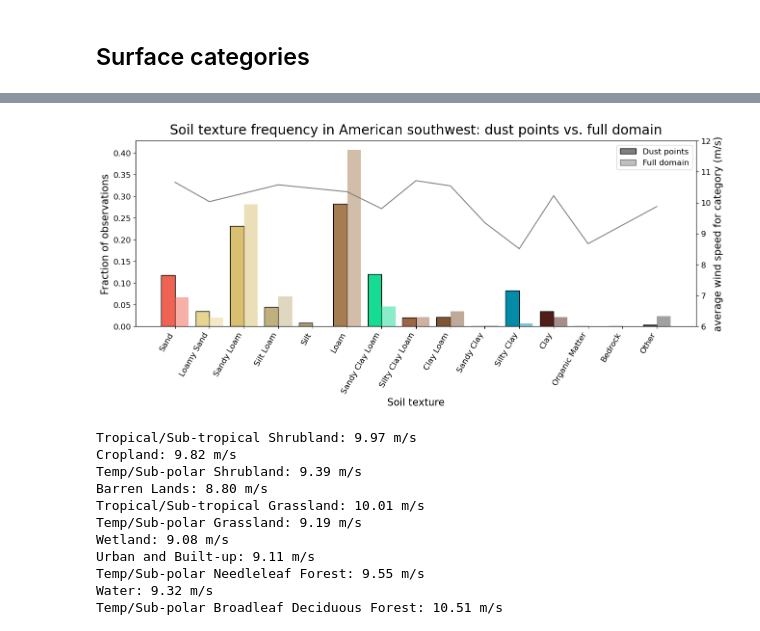
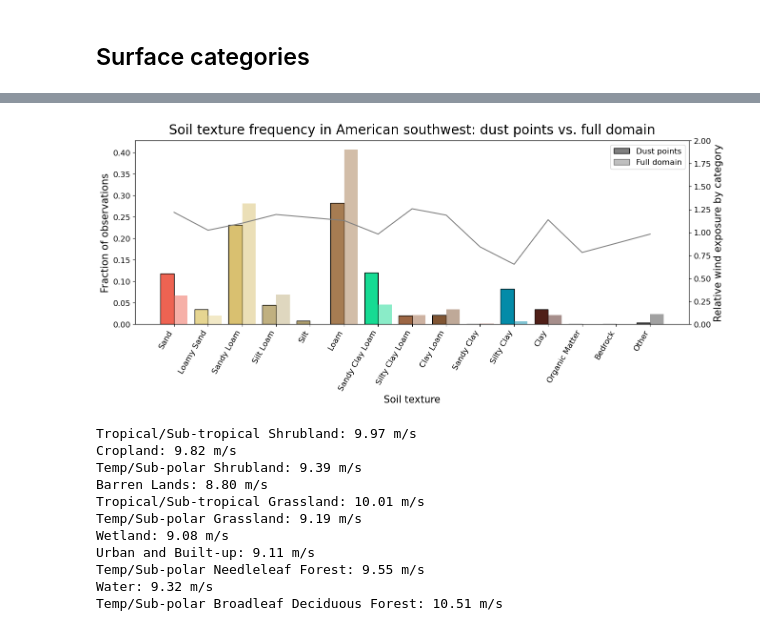
Before and after one commit to jesseturner/WLDAS_Analysis, a Jupyter notebook: ANALYSIS_bar_charts.ipynb, the cells around one changed output, grey strips where cells are left out. Drawn from its saved outputs; the diff is of its cells as text; code cells hidden in the pictures.

Commit message:
Trying a calculation for relative wind exposure by category

```diff
--- a/ANALYSIS_bar_charts.ipynb
+++ b/ANALYSIS_bar_charts.ipynb
@@ -56,0 +61,26 @@ Other: 9.88 m/s
+# %%
+#--- Using the normalized frequency of how often wind speeds exceed 10 m/s
+
+domain_size = len(control_ds['lat']) * len(control_ds['lon'])
+domain_freq = (control_ds['wind_speed'] >= 10).sum().item()
+domain_winds_per_pixel = domain_freq / domain_size
+
+def wind_freq_by_category(ds, category_dict, category_name):
+    categories = list(category_dict.keys())
+
+    wind_freqs = []
+
+    for k in categories:
+        filtered_ds = ds.where(ds[category_name] == k)
+        category_size = filtered_ds['soil_texture'].count(dim=['lat', 'lon']).item()
+        category_freq = (filtered_ds['wind_speed'] >= 10).sum().item()
+        category_winds_per_pixel = (category_freq / category_size if category_size != 0 else np.nan)
+        category_winds_per_pixel_normalized = category_winds_per_pixel / domain_winds_per_pixel
+
+        # print(f"{category_dict[k]}: {wind_freq_category:.2f}")
+        print(f"{category_dict[k]}: {category_freq}/{category_size} = {category_winds_per_pixel:.2f}/{domain_winds_per_pixel:.2f} = {category_winds_per_pixel_normalized:.2f}")
+        wind_freqs.append(category_winds_per_pixel_normalized)
+
+    return wind_freqs
+
+wind_freqs = wind_freq_by_category(ds=control_ds, category_dict=texture_dict, category_name='soil_texture')
@@ -75,37 +121,37 @@ for i, k in enumerate(categories):
     color = texture_colors[i]
     ax.bar(x[i] - width / 2, dust_fraction[k], width, color=color, edgecolor="black", label="Dust points" if i == 0 else "")
     ax.bar(x[i] + width / 2, non_dust_fraction[k], width, color=color, alpha=0.5, label="Full domain" if i == 0 else "")
 
 
 ax.tick_params(labelsize=12)
 ax.set_xticks(x)
 ax.set_xticklabels(labels, rotation=60, ha="right")
 ax.set_ylabel("Fraction of observations", fontsize=15)
 ax.set_xlabel("Soil texture", fontsize=15)
 ax.set_title(f"Soil texture frequency in American southwest: dust points vs. full domain", fontsize=20, pad=10)
 
 #--- Line for wind average by category
 
 ax2 = ax.twinx()
-y_clean = pd.Series(mean_wind_by_category).interpolate() #--- Interpolate over NaN values
+y_clean = pd.Series(wind_freqs).interpolate() #--- Interpolate over NaN values
 ax2.plot(x, y_clean, c="grey")
 ax2.tick_params(labelsize=12)
-ax2.set_ylim(6,12)
-ax2.set_ylabel("average wind speed for category (m/s)", fontsize=15)
+ax2.set_ylim(0,2)
+ax2.set_ylabel("Relative wind exposure by category", fontsize=15)
 
 #--- Add legend
 
 legend_elements = [
     Patch(facecolor="gray", edgecolor="black", label="Dust points"),
     Patch(facecolor="gray", edgecolor="black", alpha=0.5, label="Full domain")
 ]
 ax.legend(handles=legend_elements, fontsize=12)
 
 plt.savefig(f"plots/3_texture_1_bar_chart.png",
             dpi=300, bbox_inches='tight')
 plt.show()
 # %% [output]
-[figure, old version]
+[figure, new version]
 # %%
 #--- Manually setting order of categories
 chosen_categories = [7, 15, 8, 16, 9, 10, 14, 17, 1, 18, 5, 3, 6, 19]
```
Also changed, not shown: parts of 4 cells of this notebook.
